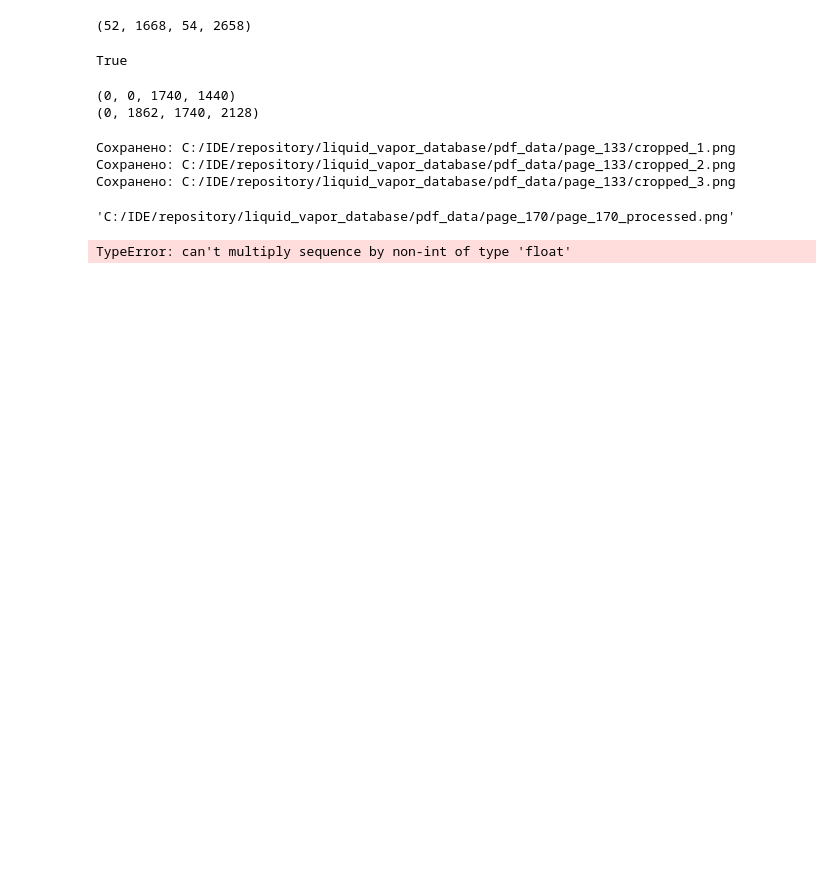
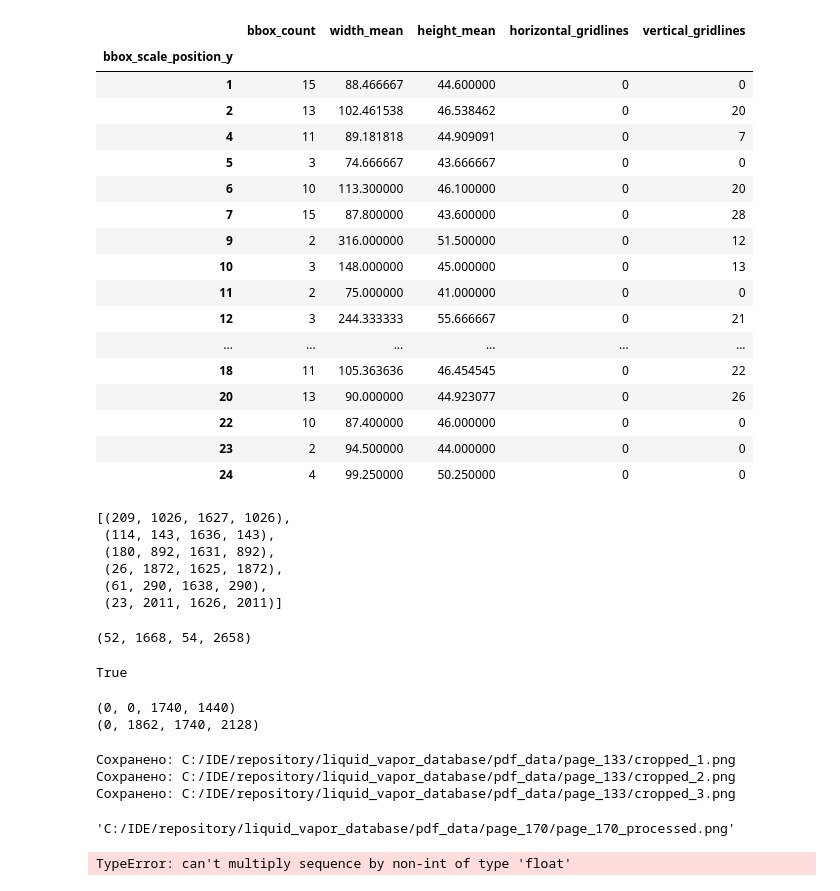
Before and after one commit to kdavjd/liquid_vapor_database, a Jupyter notebook: docs/extract_tables.ipynb, the cells around one changed output. Drawn from its saved outputs; the diff is of its cells as text; code cells hidden in the pictures; blank space fills up the shorter version.

```diff
--- a/docs/extract_tables.ipynb
+++ b/docs/extract_tables.ipynb
@@ -29,0 +266,53 @@ easyocr_df['bbox_scale_position_y'].hist()
+# %%
+def count_horizontal_lines_in_range(bbox):
+    # Определение верхней и нижней границы bbox
+    bbox_top = min(point[1] for point in bbox)
+    bbox_bottom = max(point[1] for point in bbox)
+    count = sum(1 for line in detector.horizontal_gridlines if bbox_top <= line[1] <= bbox_bottom)
+    return count
+
+def count_vertical_lines_in_range(bbox):
+    # Определение левой и правой границы bbox
+    bbox_left = min(point[0] for point in bbox)
+    bbox_right = max(point[0] for point in bbox)
+    count = sum(1 for line in detector.vertical_gridlines if bbox_left <= line[0] <= bbox_right)
+    return count
+
+# Применение новых функций
+easyocr_df['horizontal_gridlines'] = easyocr_df['bbox'].apply(count_horizontal_lines_in_range)
+easyocr_df['vertical_gridlines'] = easyocr_df['bbox'].apply(count_vertical_lines_in_range)
+
+# Обновление grouped_data с новыми столбцами
+grouped_data = grouped_data.join(
+    easyocr_df.groupby('bbox_scale_position_y')[['horizontal_gridlines', 'vertical_gridlines']].sum()
+)
+
+grouped_data
+# %% [output]
+|  | bbox_count | width_mean | height_mean | horizontal_gridlines | vertical_gridlines |
+| bbox_scale_position_y |  |  |  |  |  |
+| 1 | 15 | 88.466667 | 44.600000 | 0 | 0 |
+| 2 | 13 | 102.461538 | 46.538462 | 0 | 20 |
+| 4 | 11 | 89.181818 | 44.909091 | 0 | 7 |
+| 5 | 3 | 74.666667 | 43.666667 | 0 | 0 |
+| 6 | 10 | 113.300000 | 46.100000 | 0 | 20 |
+| 7 | 15 | 87.800000 | 43.600000 | 0 | 28 |
+| 9 | 2 | 316.000000 | 51.500000 | 0 | 12 |
+| 10 | 3 | 148.000000 | 45.000000 | 0 | 13 |
+| 11 | 2 | 75.000000 | 41.000000 | 0 | 0 |
+| 12 | 3 | 244.333333 | 55.666667 | 0 | 21 |
+| ... | ... | ... | ... | ... | ... |
+| 18 | 11 | 105.363636 | 46.454545 | 0 | 22 |
+| 20 | 13 | 90.000000 | 44.923077 | 0 | 26 |
+| 22 | 10 | 87.400000 | 46.000000 | 0 | 0 |
+| 23 | 2 | 94.500000 | 44.000000 | 0 | 0 |
+| 24 | 4 | 99.250000 | 50.250000 | 0 | 0 |
+# %%
+detector.horizontal_gridlines
+# %% [output]
+[(209, 1026, 1627, 1026),
+ (114, 143, 1636, 143),
+ (180, 892, 1631, 892),
+ (26, 1872, 1625, 1872),
+ (61, 290, 1638, 290),
+ (23, 2011, 1626, 2011)]
```
Also changed, not shown: parts of 10 cells of this notebook, 15 other files.
